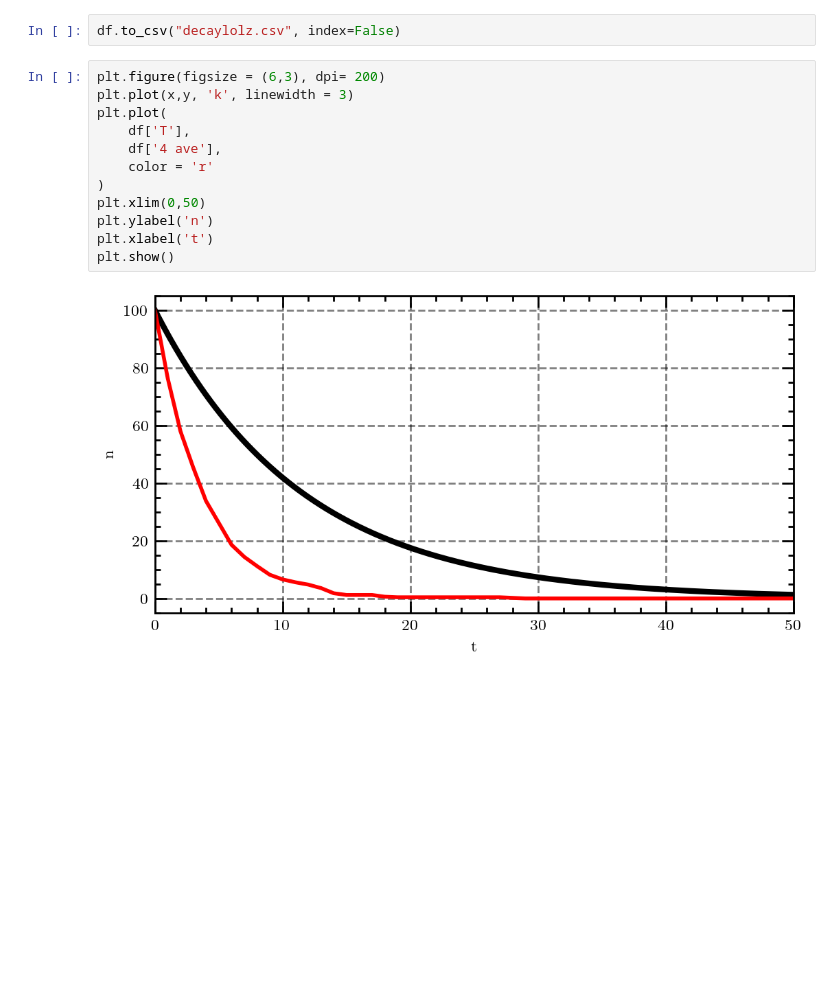
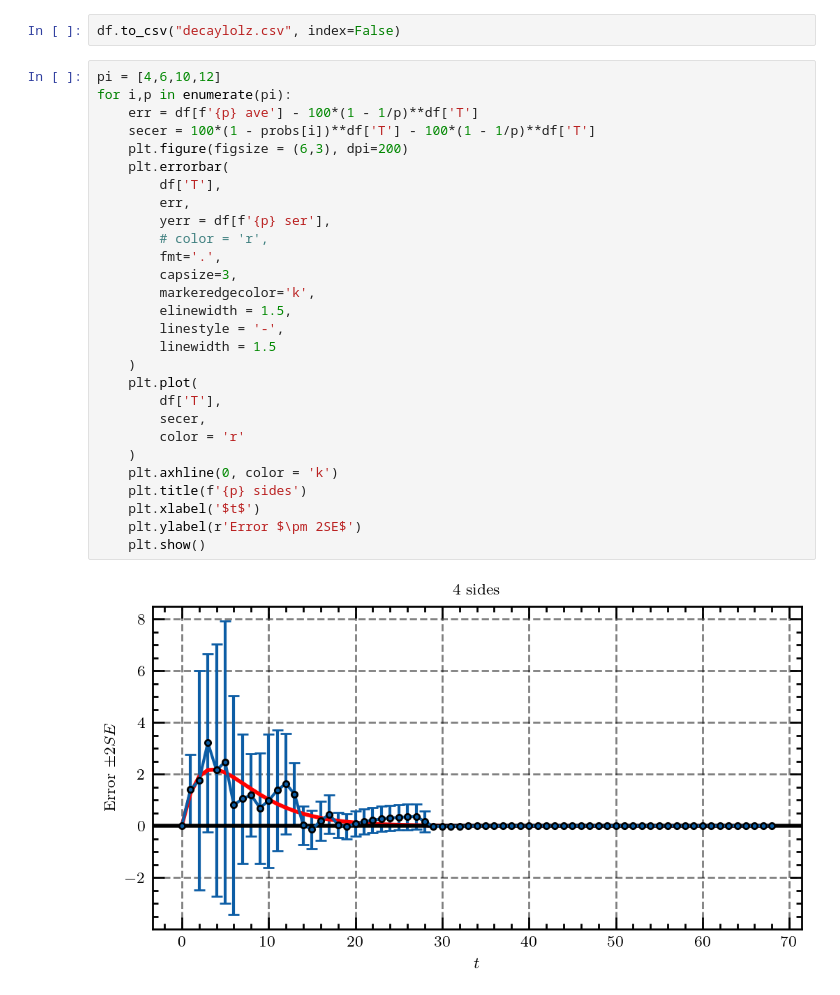
Before and after one commit to silvernuke911/Physics157, a Jupyter notebook: CH1/radioactive.ipynb, the cells around one changed output. Drawn from its saved outputs; the diff is of its cells as text; blank space fills up the shorter version.

```diff
--- a/CH1/radioactive.ipynb
+++ b/CH1/radioactive.ipynb
@@ -410,16 +551,32 @@ plt.show()
 # %%
 df.to_csv("decaylolz.csv", index=False)
-# %%
-plt.figure(figsize = (6,3), dpi= 200)
-plt.plot(x,y, 'k', linewidth = 3)
-plt.plot(
-    df['T'],
-    df['4 ave'],
-    color = 'r'
-)
-plt.xlim(0,50)
-plt.ylabel('n')
-plt.xlabel('t')
-plt.show()
-# %% [output]
-[figure, removed]
+# %%
+pi = [4,6,10,12]
+for i,p in enumerate(pi):
+    err = df[f'{p} ave'] - 100*(1 - 1/p)**df['T']
+    secer = 100*(1 - probs[i])**df['T'] - 100*(1 - 1/p)**df['T']
+    plt.figure(figsize = (6,3), dpi=200)
+    plt.errorbar(
+        df['T'],
+        err,
+        yerr = df[f'{p} ser'],
+        # color = 'r',
+        fmt='.',
+        capsize=3,
+        markeredgecolor='k',
+        elinewidth = 1.5,
+        linestyle = '-',
+        linewidth = 1.5
+    )
+    plt.plot(
+        df['T'],
+        secer,
+        color = 'r'
+    )
+    plt.axhline(0, color = 'k')
+    plt.title(f'{p} sides')
+    plt.xlabel('$t$')
+    plt.ylabel(r'Error $\pm 2SE$')
+    plt.show()
+# %% [output]
+[figure, added]
```
Also changed, not shown: parts of 12 cells of this notebook, 26 other files.
